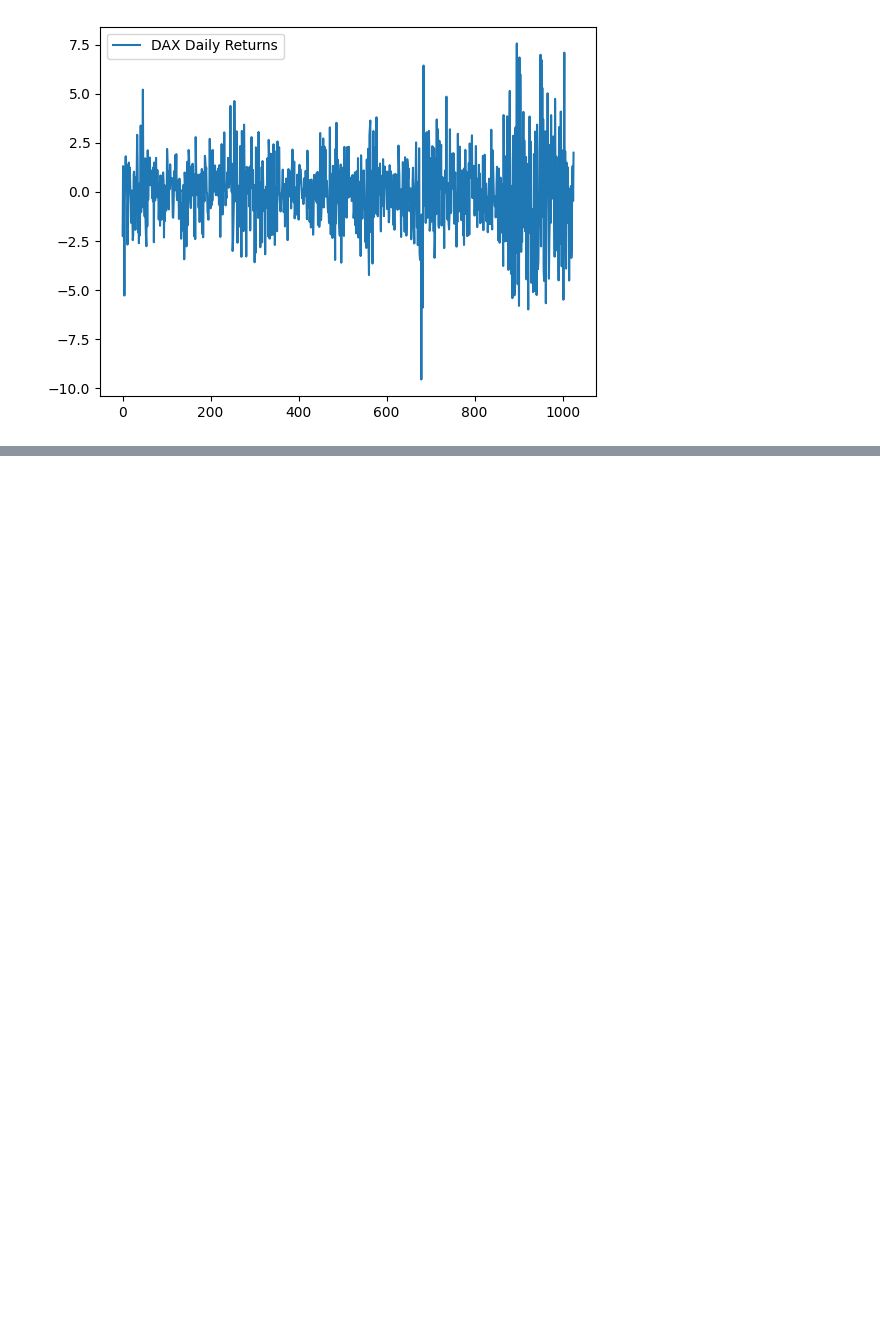
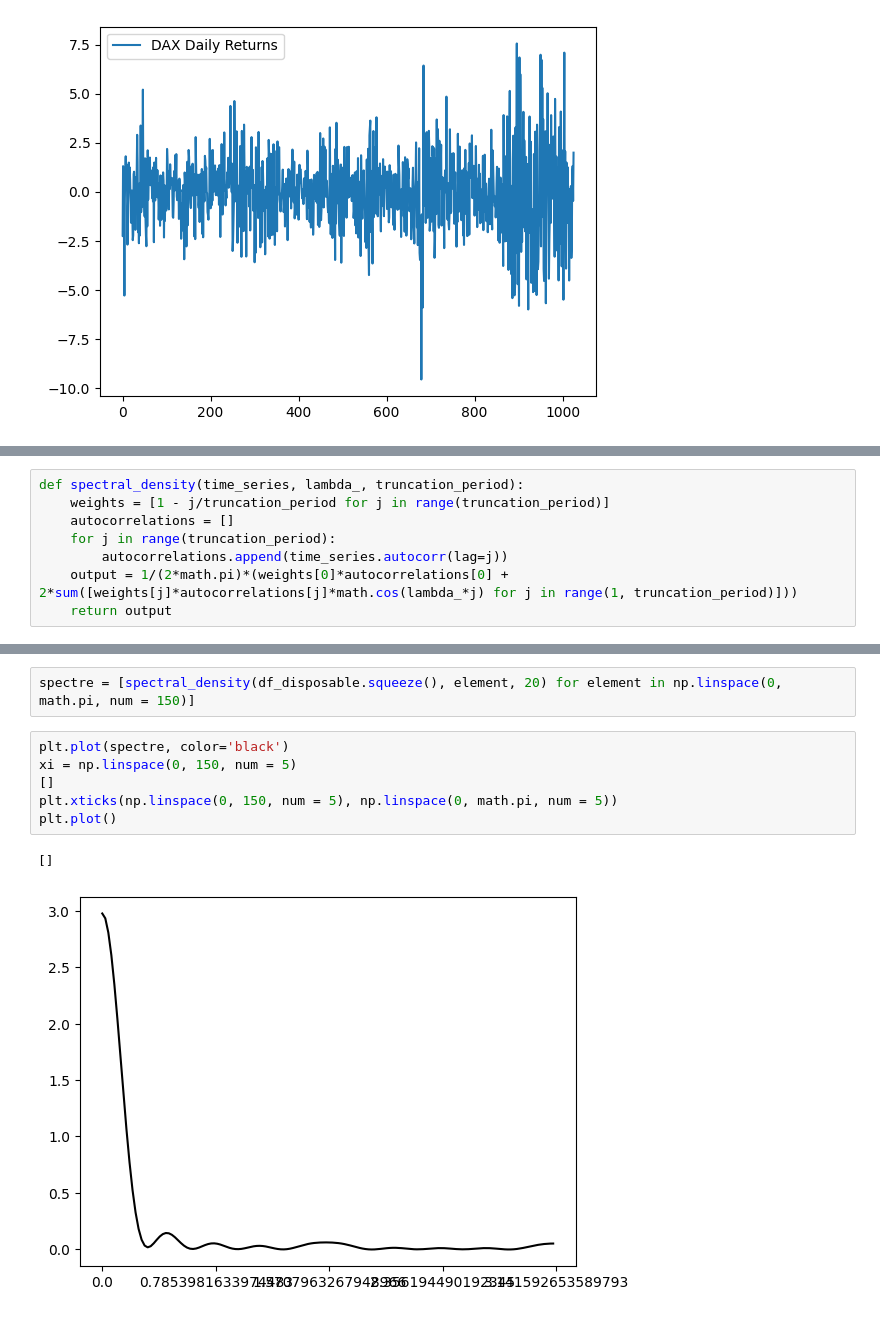
Before and after one commit to eduardo-contreras-dominguez/Time-Series-Analysis, a Jupyter notebook: Chapter 1 (Individual Time Series Analysis).ipynb, the cells around one changed output, grey strips where cells are left out. Cells and saved outputs as stored; diff of their text form; blank space fills up the shorter version.

```diff
--- a/Chapter 1 (Individual Time Series Analysis).ipynb
+++ b/Chapter 1 (Individual Time Series Analysis).ipynb
@@ -81,0 +119,8 @@ For a stationary time series the autocorrelation die quickly as we increase $h$
+# %%
+def spectral_density(time_series, lambda_, truncation_period):
+    weights = [1 - j/truncation_period for j in range(truncation_period)]
+    autocorrelations = []
+    for j in range(truncation_period):
+        autocorrelations.append(time_series.autocorr(lag=j))
+    output = 1/(2*math.pi)*(weights[0]*autocorrelations[0] + 2*sum([weights[j]*autocorrelations[j]*math.cos(lambda_*j) for j in range(1, truncation_period)]))
+    return output
@@ -81,0 +132,11 @@ For a stationary time series the autocorrelation die quickly as we increase $h$
+# %%
+spectre = [spectral_density(df_disposable.squeeze(), element, 20) for element in np.linspace(0, math.pi, num = 150)]
+# %%
+plt.plot(spectre, color='black')
+xi = np.linspace(0, 150, num = 5)
+[]
+plt.xticks(np.linspace(0, 150, num = 5), np.linspace(0, math.pi, num = 5))
+plt.plot()
+# %% [output]
+[]
+[figure, added]
```
Also changed, not shown: parts of 10 cells of this notebook.
